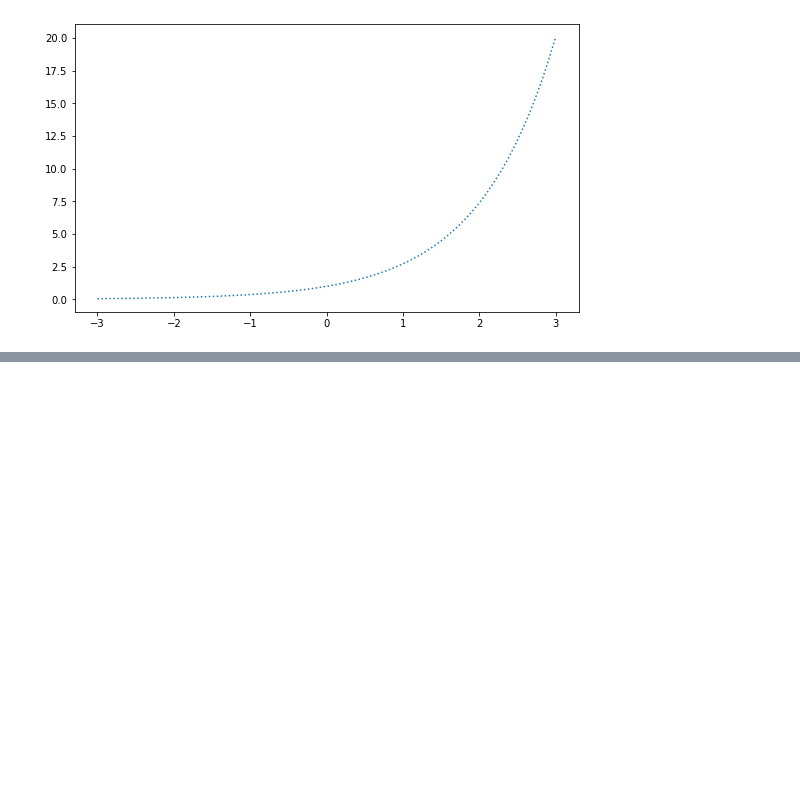
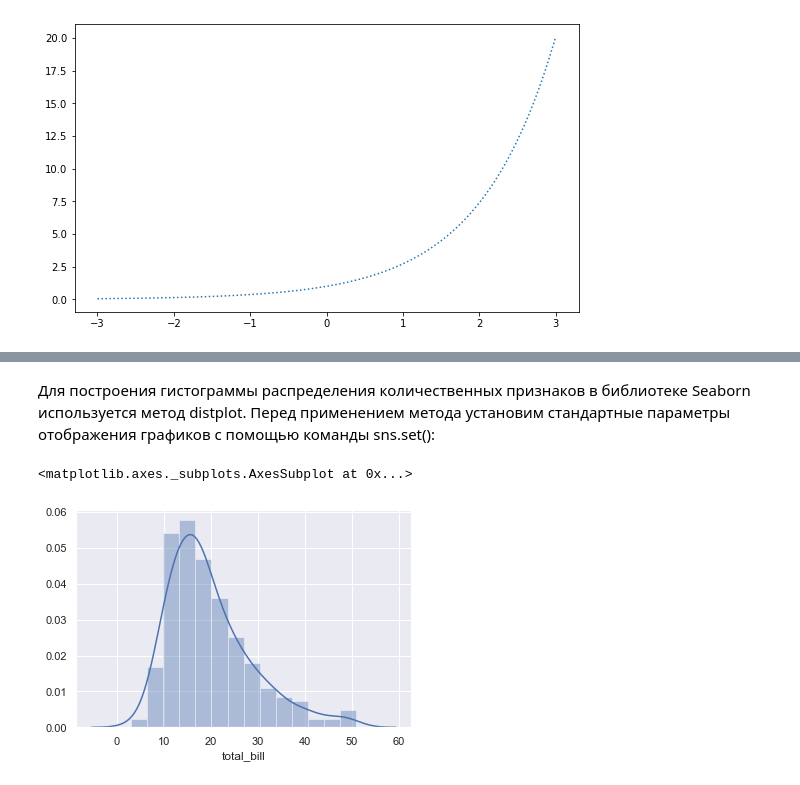
Before and after one commit to asyachin/Unit_2, a Jupyter notebook: 10-Graphic_Pandas.ipynb, the cells around one changed output, grey strips where cells are left out. Saved outputs shown, nothing was run; the diff lists cells and outputs as text; code cells hidden in the pictures; blank space fills up the shorter version.

```diff
--- a/10-Graphic_Pandas.ipynb
+++ b/10-Graphic_Pandas.ipynb
@@ -377,0 +398,11 @@ axes.plot(x, y1, linestyle=':'  )
+# %%
+df = pd.read_csv(r'D:\01-Alexander\OneDrive\Study\Skillfactory\Projects\Unit_2\Source_Data\tips.csv')
+# %% [markdown]
+Для построения гистограммы распределения количественных признаков в библиотеке Seaborn используется метод distplot.
+Перед применением метода установим стандартные параметры отображения графиков с помощью команды sns.set():
+# %%
+sns.set()
+sns.distplot(df['total_bill'])
+# %% [output]
+<matplotlib.axes._subplots.AxesSubplot at 0x...>
+[figure, added]
```
Also changed, not shown: parts of 60 cells of this notebook.
